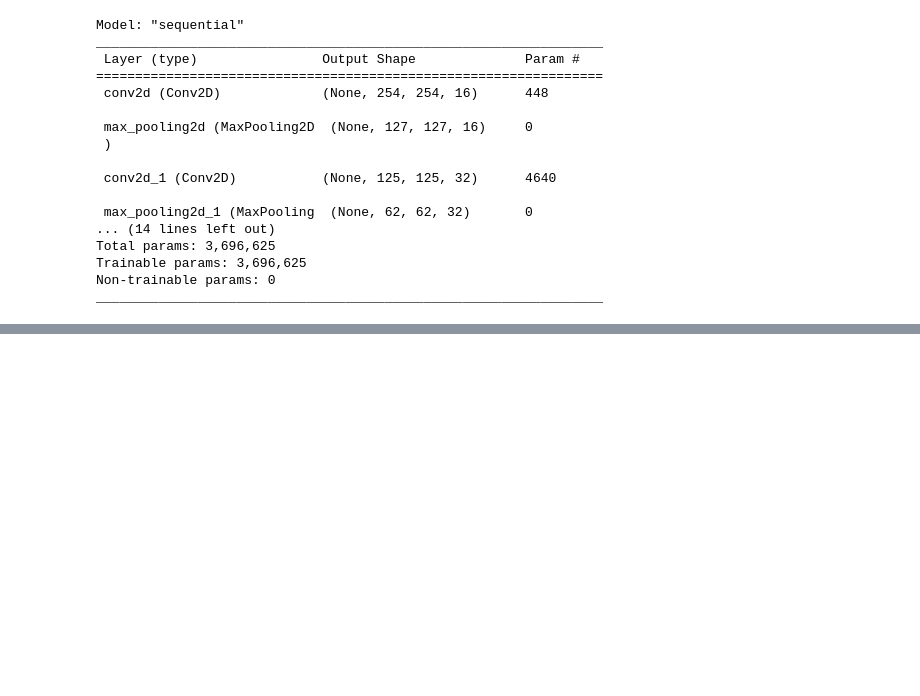
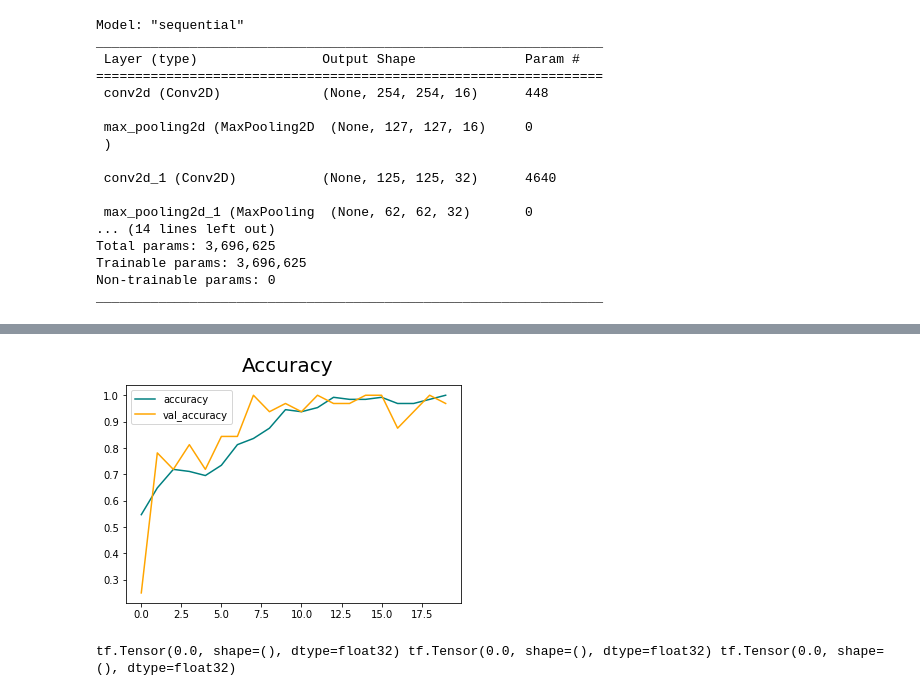
Before and after one commit to sandrodevdariani/FirstClassification, a Jupyter notebook: FirstClassification.ipynb, the cells around one changed output, grey strips where cells are left out. Drawn from its saved outputs; the diff is of its cells as text; code cells hidden in the pictures; blank space fills up the shorter version.

```diff
--- a/FirstClassification.ipynb
+++ b/FirstClassification.ipynb
@@ -151,0 +185,9 @@ _________________________________________________________________
+# %%
+fig = plt.figure()
+plt.plot(hist.history['accuracy'], color='teal', label='accuracy')
+plt.plot(hist.history['val_accuracy'], color='orange', label='val_accuracy')
+fig.suptitle('Accuracy', fontsize=20)
+plt.legend(loc="upper left")
+plt.show()
+# %% [output]
+[figure, added]
@@ -151,0 +207,4 @@ _________________________________________________________________
+# %%
+print(pre.result(), re.result(), acc.result())
+# %% [output]
+tf.Tensor(0.0, shape=(), dtype=float32) tf.Tensor(0.0, shape=(), dtype=float32) tf.Tensor(0.0, shape=(), dtype=float32)
```
Also changed, not shown: parts of 22 cells of this notebook.
